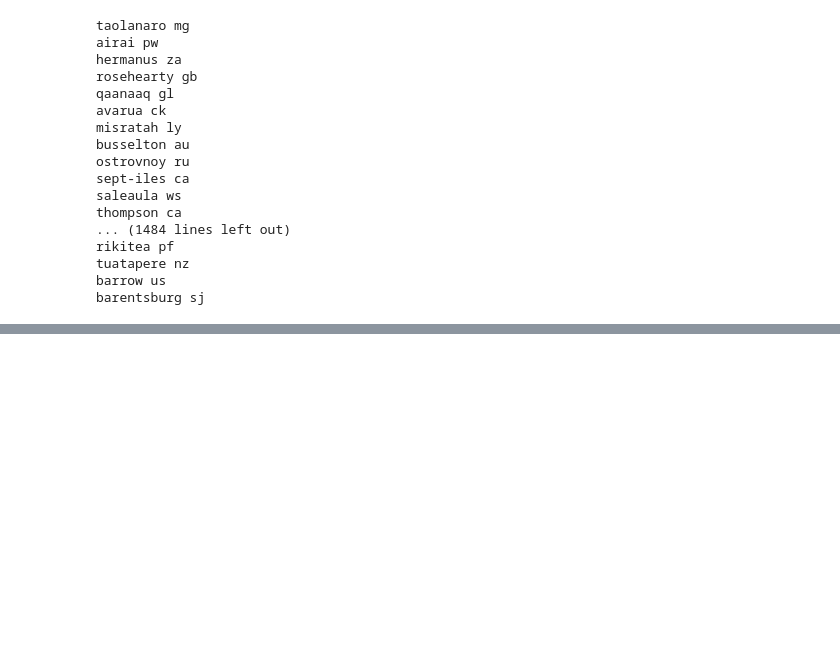
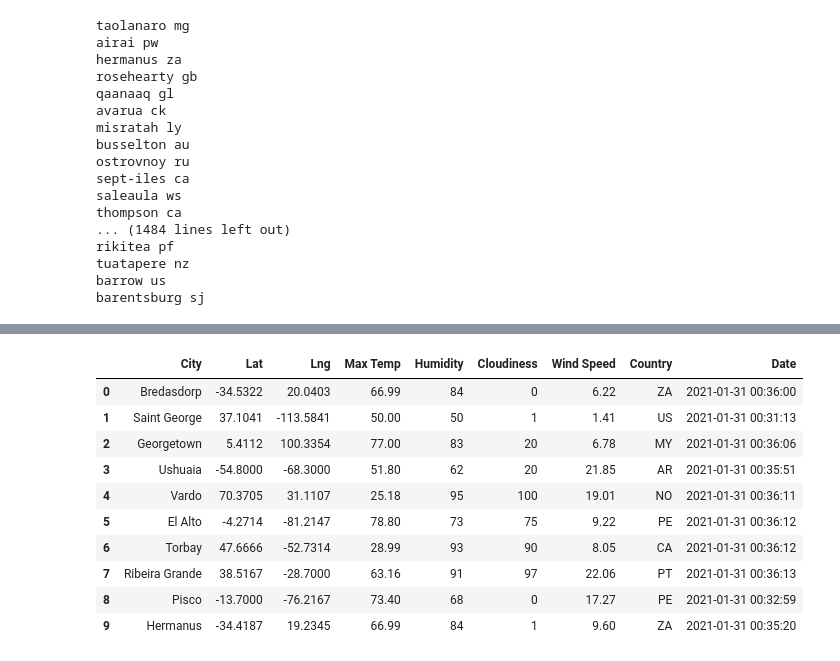
Before and after one commit to Johnnywang1899/World_Weather_Analysis, a Jupyter notebook: WeatherPy.ipynb, the cells around one changed output, grey strips where cells are left out. Saved outputs shown, nothing was run; the diff lists cells and outputs as text; code cells hidden in the pictures; blank space fills up the shorter version.

```diff
--- a/WeatherPy.ipynb
+++ b/WeatherPy.ipynb
@@ -76,0 +85,14 @@ barentsburg sj
+# %%
+# Create a list for holding the cities
+cities = []
+
+# Identify the nearest city for each latitude and logitude combination.
+for coordinate in coordinates:
+    city = citipy.nearest_city(coordinate[0], coordinate[1]).city_name
+
+    # If the city is unique, then we will add it to the cities list.
+    if city not in cities:
+        cities.append(city)
+
+# Print the city count to confirm sufficient count.
+len(cities)
@@ -76,0 +256,15 @@ barentsburg sj
+# %%
+city_data_df = pd.DataFrame(city_data)
+city_data_df.head(10)
+# %% [output]
+|  | City | Lat | Lng | Max Temp | Humidity | Cloudiness | Wind Speed | Country | Date |
+| 0 | Bredasdorp | -34.5322 | 20.0403 | 66.99 | 84 | 0 | 6.22 | ZA | 2021-01-31 00:36:00 |
+| 1 | Saint George | 37.1041 | -113.5841 | 50.00 | 50 | 1 | 1.41 | US | 2021-01-31 00:31:13 |
+| 2 | Georgetown | 5.4112 | 100.3354 | 77.00 | 83 | 20 | 6.78 | MY | 2021-01-31 00:36:06 |
+| 3 | Ushuaia | -54.8000 | -68.3000 | 51.80 | 62 | 20 | 21.85 | AR | 2021-01-31 00:35:51 |
+| 4 | Vardo | 70.3705 | 31.1107 | 25.18 | 95 | 100 | 19.01 | NO | 2021-01-31 00:36:11 |
+| 5 | El Alto | -4.2714 | -81.2147 | 78.80 | 73 | 75 | 9.22 | PE | 2021-01-31 00:36:12 |
+| 6 | Torbay | 47.6666 | -52.7314 | 28.99 | 93 | 90 | 8.05 | CA | 2021-01-31 00:36:12 |
+| 7 | Ribeira Grande | 38.5167 | -28.7000 | 63.16 | 91 | 97 | 22.06 | PT | 2021-01-31 00:36:13 |
+| 8 | Pisco | -13.7000 | -76.2167 | 73.40 | 68 | 0 | 17.27 | PE | 2021-01-31 00:32:59 |
+| 9 | Hermanus | -34.4187 | 19.2345 | 66.99 | 84 | 1 | 9.60 | ZA | 2021-01-31 00:35:20 |
```
Also changed, not shown: parts of 13 cells of this notebook, 3 other files.
